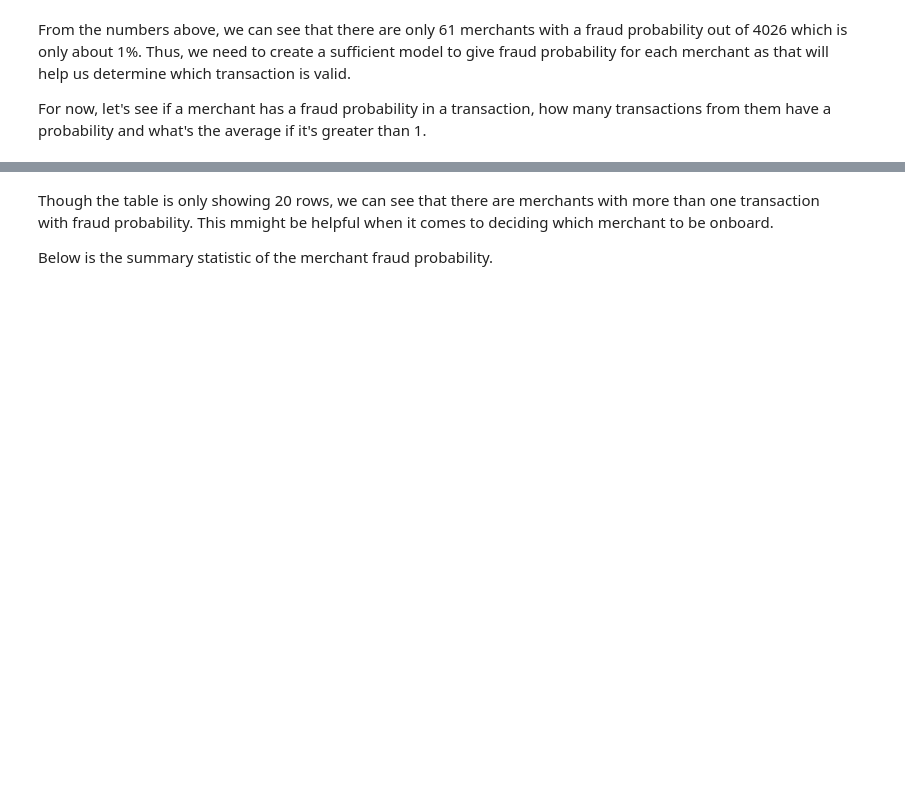
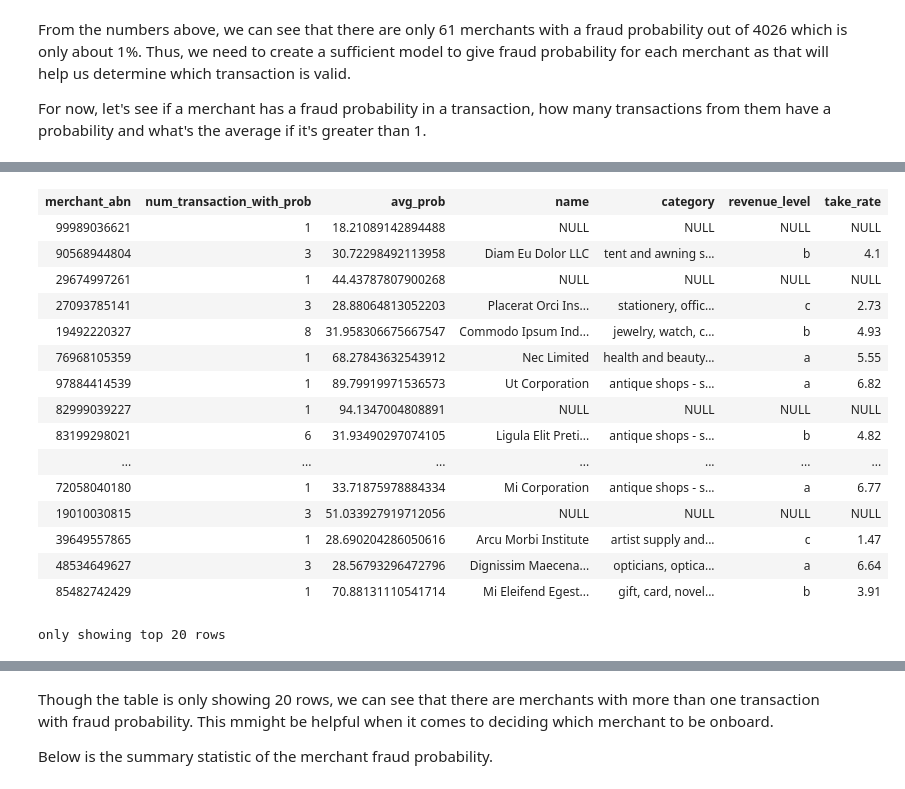
Before and after one commit to MAST30034-AppliedDataScience/project-2-group-buy-now-pay-later-industry-project-9, a Jupyter notebook: notebooks/preliminary_analysis.ipynb, the cells around one changed output, grey strips where cells are left out. Cells and saved outputs as stored; diff of their text form; code cells hidden in the pictures; blank space fills up the shorter version.

```diff
--- a/notebooks/preliminary_analysis.ipynb
+++ b/notebooks/preliminary_analysis.ipynb
@@ -28,7 +30,7 @@ In this notebook, we will conduct a brief analysis on the data that we cleaned.
 path = "../data/curated"
 # %%
 merchant = spark.read.parquet(f"{path}/merchant_info.parquet")
-merchant_fp = spark.read.parquet(f"{path}/merchant_fraud_prob.parquet")
+merchant_fp = spark.read.parquet(f"{path}/merchant_fraud_prob")
 # %%
 print(f'Total number of merchants: {merchant.select("merchant_abn").distinct().count()}')
 print(f'Number of merchant with fraud probability in transactions: {merchant_fp.select("merchant_abn").distinct().count()}')
@@ -40,7 +42,7 @@ From the numbers above, we can see that there are only 61 merchants with a fraud
 
 For now, let's see if a merchant has a fraud probability in a transaction, how many transactions from them have a probability and what's the average if it's greater than 1.
 # %%
-merchant_fp.groupBy("merchant_abn").agg(
+merchant_fp_avg = merchant_fp.groupBy("merchant_abn").agg(
     F.count(F.col("merchant_abn")).alias("num_transaction_with_prob"),
     F.avg("fraud_probability").alias("avg_prob")
 )
@@ -64,0 +71,21 @@ only showing top 20 rows
+# %%
+risk_analysis = merchant_fp_avg.join(merchant, on = 'merchant_abn', how='left')
+risk_analysis
+# %% [output]
+| merchant_abn | num_transaction_with_prob | avg_prob | name | category | revenue_level | take_rate |
+| 99989036621 | 1 | 18.21089142894488 | NULL | NULL | NULL | NULL |
+| 90568944804 | 3 | 30.72298492113958 | Diam Eu Dolor LLC | tent and awning s... | b | 4.1 |
+| 29674997261 | 1 | 44.43787807900268 | NULL | NULL | NULL | NULL |
+| 27093785141 | 3 | 28.88064813052203 | Placerat Orci Ins... | stationery, offic... | c | 2.73 |
+| 19492220327 | 8 | 31.958306675667547 | Commodo Ipsum Ind... | jewelry, watch, c... | b | 4.93 |
+| 76968105359 | 1 | 68.27843632543912 | Nec Limited | health and beauty... | a | 5.55 |
+| 97884414539 | 1 | 89.79919971536573 | Ut Corporation | antique shops - s... | a | 6.82 |
+| 82999039227 | 1 | 94.1347004808891 | NULL | NULL | NULL | NULL |
+| 83199298021 | 6 | 31.93490297074105 | Ligula Elit Preti... | antique shops - s... | b | 4.82 |
+| ... | ... | ... | ... | ... | ... | ... |
+| 72058040180 | 1 | 33.71875978884334 | Mi Corporation | antique shops - s... | a | 6.77 |
+| 19010030815 | 3 | 51.033927919712056 | NULL | NULL | NULL | NULL |
+| 39649557865 | 1 | 28.690204286050616 | Arcu Morbi Institute | artist supply and... | c | 1.47 |
+| 48534649627 | 3 | 28.56793296472796 | Dignissim Maecena... | opticians, optica... | a | 6.64 |
+| 85482742429 | 1 | 70.88131110541714 | Mi Eleifend Egest... | gift, card, novel... | b | 3.91 |
+only showing top 20 rows
```
Also changed, not shown: parts of 5 cells of this notebook, 3 other files.
